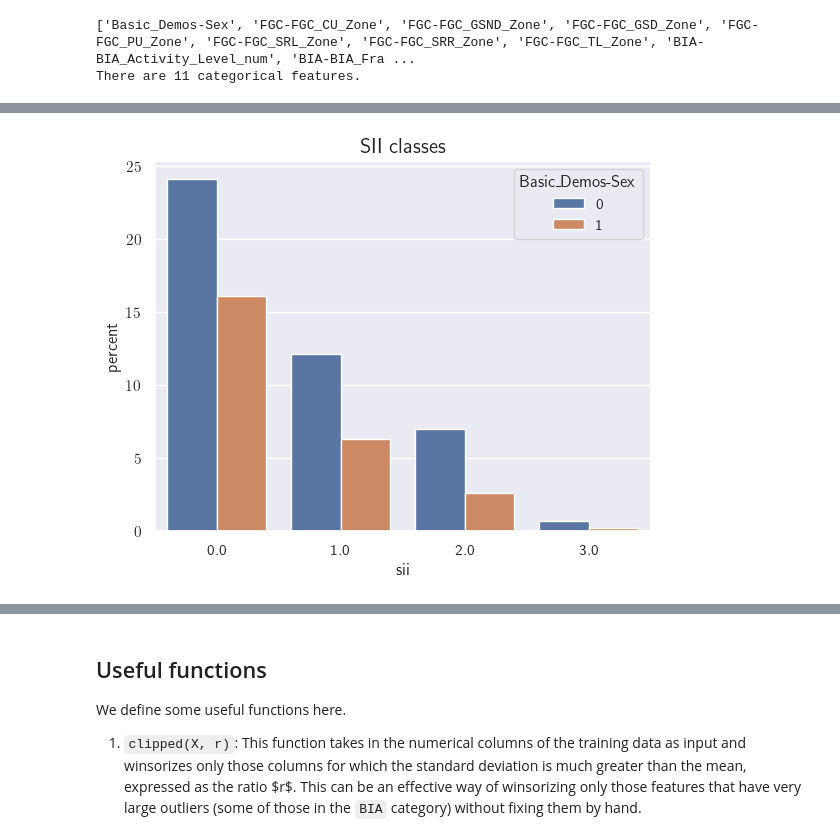
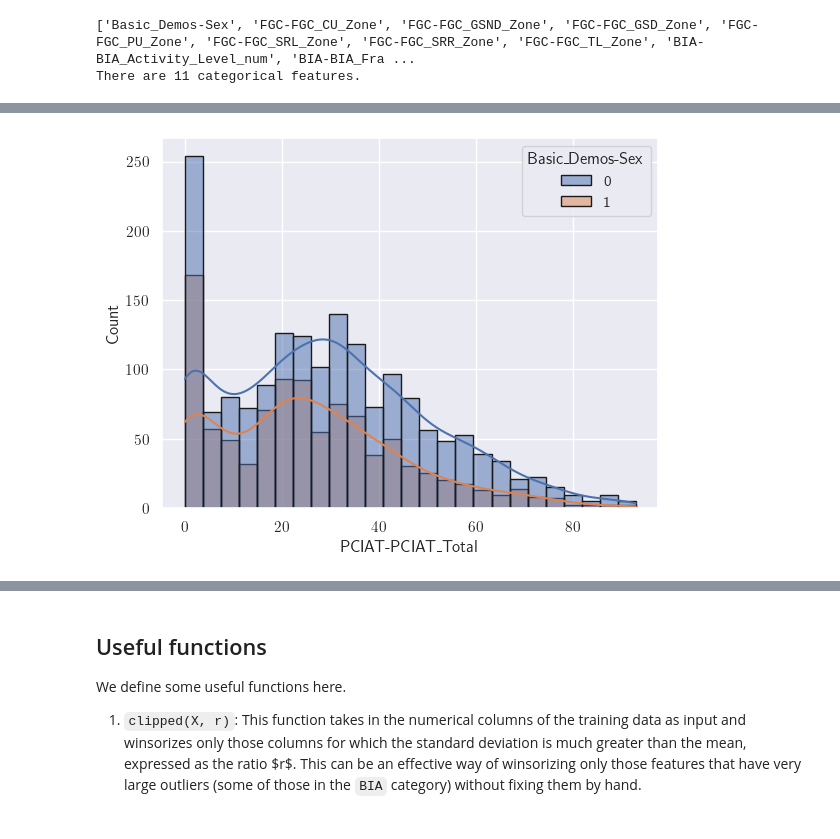
Before and after one commit to RM503/CMI-Problematic_Internet_Usage, a Jupyter notebook: notebooks/cmi_training_on_labeled_data.ipynb, the cells around one changed output, grey strips where cells are left out. Saved outputs shown, nothing was run; the diff lists cells and outputs as text; code cells hidden in the pictures.

````diff
--- a/notebooks/cmi_training_on_labeled_data.ipynb
+++ b/notebooks/cmi_training_on_labeled_data.ipynb
@@ -156,11 +157,11 @@ Extracting features from time-series files.
 timeseries_cols = train_timeseries.columns.tolist()
 timeseries_cols.remove('id')
 
-train_df = pd.merge(train_df, train_timeseries, how='left', on='id')
-test_df = pd.merge(test_df, test_timeseries, how='left', on='id')
+train_df_merged = pd.merge(train_df, train_timeseries, how='left', on='id')
+test_df_merged = pd.merge(test_df, test_timeseries, how='left', on='id')
 
-train_df.set_index('id', inplace=True)
-test_df.set_index('id', inplace=True)
+train_df_merged.set_index('id', inplace=True)
+test_df_merged.set_index('id', inplace=True)
 # %% [markdown]
 ## Initial preprocessing
 The different ```PCIAT``` columns are first removed from the training dataset. Then, I consider the subset of the data that has ```sii``` values associated with them. The numerical and categorical columns are then separated out. Here, the categorical columns are those features which are labeled as ```categorical int``` in ```data_dictionary.csv```. I will also remove any feature category that has 'Enrolment Season' or 'Season' in its descriptor.
@@ -203,6 +224,5 @@
 # %%
-sns.countplot(train_df, x='sii', hue='Basic_Demos-Sex', stat='percent')
-plt.title('SII classes', fontsize=15)
+sns.histplot(train_df, x='PCIAT-PCIAT_Total', bins=25, hue='Basic_Demos-Sex', edgecolor='k', kde=True)
 plt.show()
 # %% [output]
-[figure, old version]
+[figure, new version]
````
Also changed, not shown: parts of 18 cells of this notebook.
